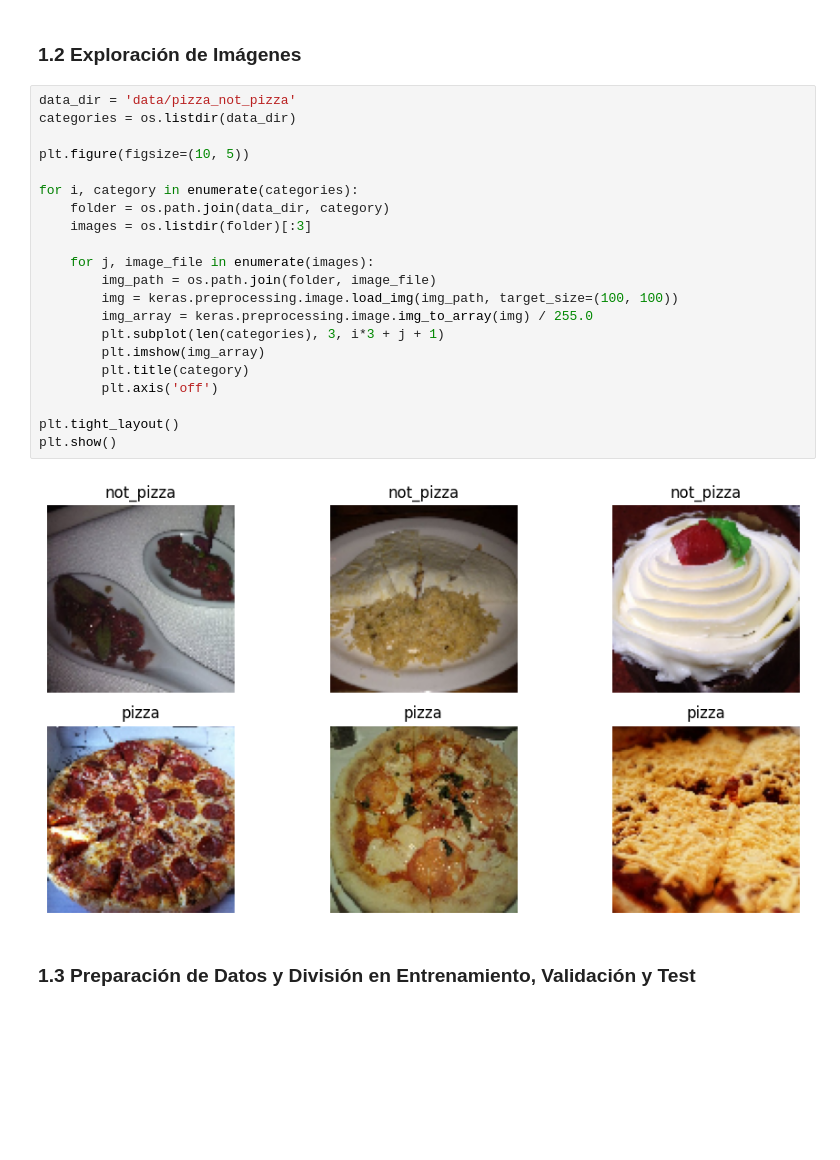
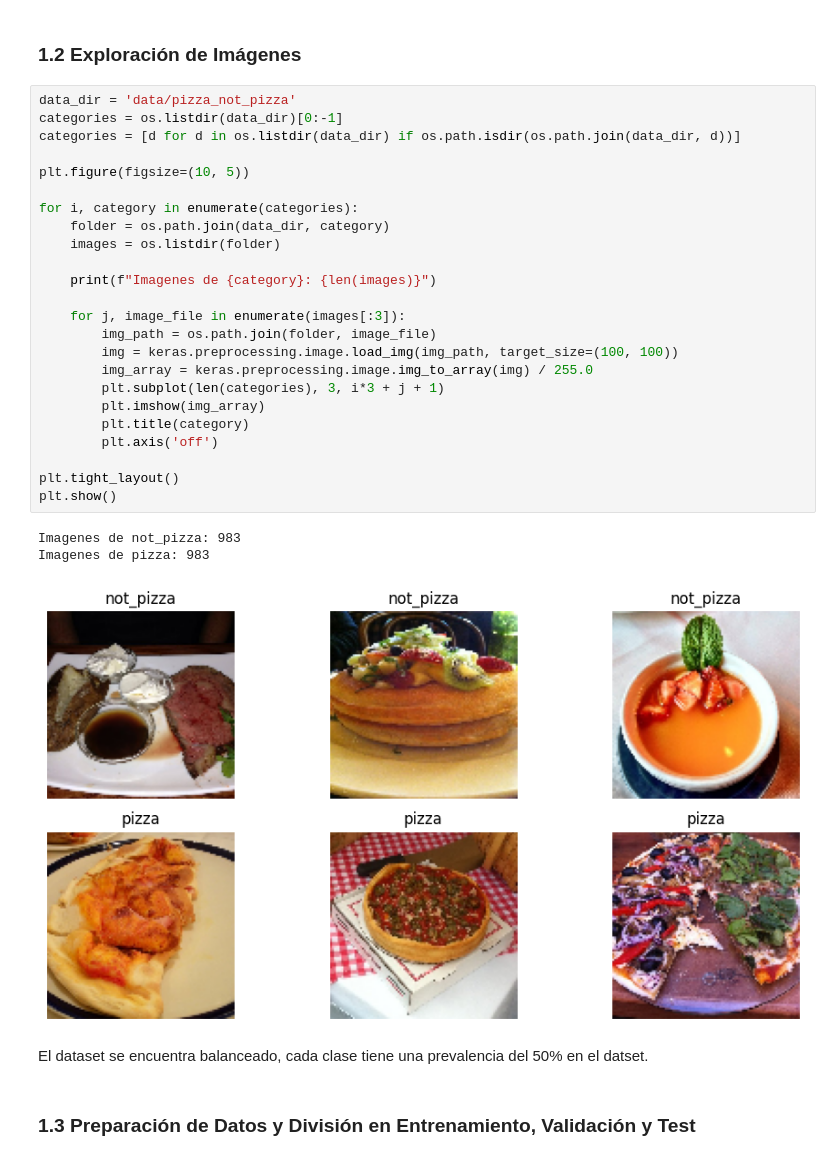
Before and after one commit to DavidTobonIBIO/talleres-imagenes-y-vision, a Jupyter notebook: Taller_7/Taller7.ipynb, the cells around one changed output. Drawn from its saved outputs; the diff is of its cells as text; blank space fills up the shorter version.

```diff
--- a/Taller_7/Taller7.ipynb
+++ b/Taller_7/Taller7.ipynb
@@ -38,27 +42,34 @@ Dataset URL: https://www.kaggle.com/datasets/carlosrunner/pizza-not-pizza
 ### 1.2 Exploración de Imágenes
 # %%
 data_dir = 'data/pizza_not_pizza'
-categories = os.listdir(data_dir)
+categories = os.listdir(data_dir)[0:-1]
+categories = [d for d in os.listdir(data_dir) if os.path.isdir(os.path.join(data_dir, d))]
 
 plt.figure(figsize=(10, 5))
 
 for i, category in enumerate(categories):
     folder = os.path.join(data_dir, category)
-    images = os.listdir(folder)[:3]
+    images = os.listdir(folder)
 
-    for j, image_file in enumerate(images):
+    print(f"Imagenes de {category}: {len(images)}")
+
+    for j, image_file in enumerate(images[:3]):
         img_path = os.path.join(folder, image_file)
         img = keras.preprocessing.image.load_img(img_path, target_size=(100, 100))
         img_array = keras.preprocessing.image.img_to_array(img) / 255.0
         plt.subplot(len(categories), 3, i*3 + j + 1)
         plt.imshow(img_array)
         plt.title(category)
         plt.axis('off')
 
 plt.tight_layout()
 plt.show()
 # %% [output]
+Imagenes de not_pizza: 983
+Imagenes de pizza: 983
-[figure, old version]
+[figure, new version]
+# %% [markdown]
+El dataset se encuentra balanceado, cada clase tiene una prevalencia del 50% en el datset.
 # %% [markdown]
 ### 1.3 Preparación de Datos y División en Entrenamiento, Validación y Test
 # %%
```
Also changed, not shown: parts of 21 cells of this notebook, 1 other file.
